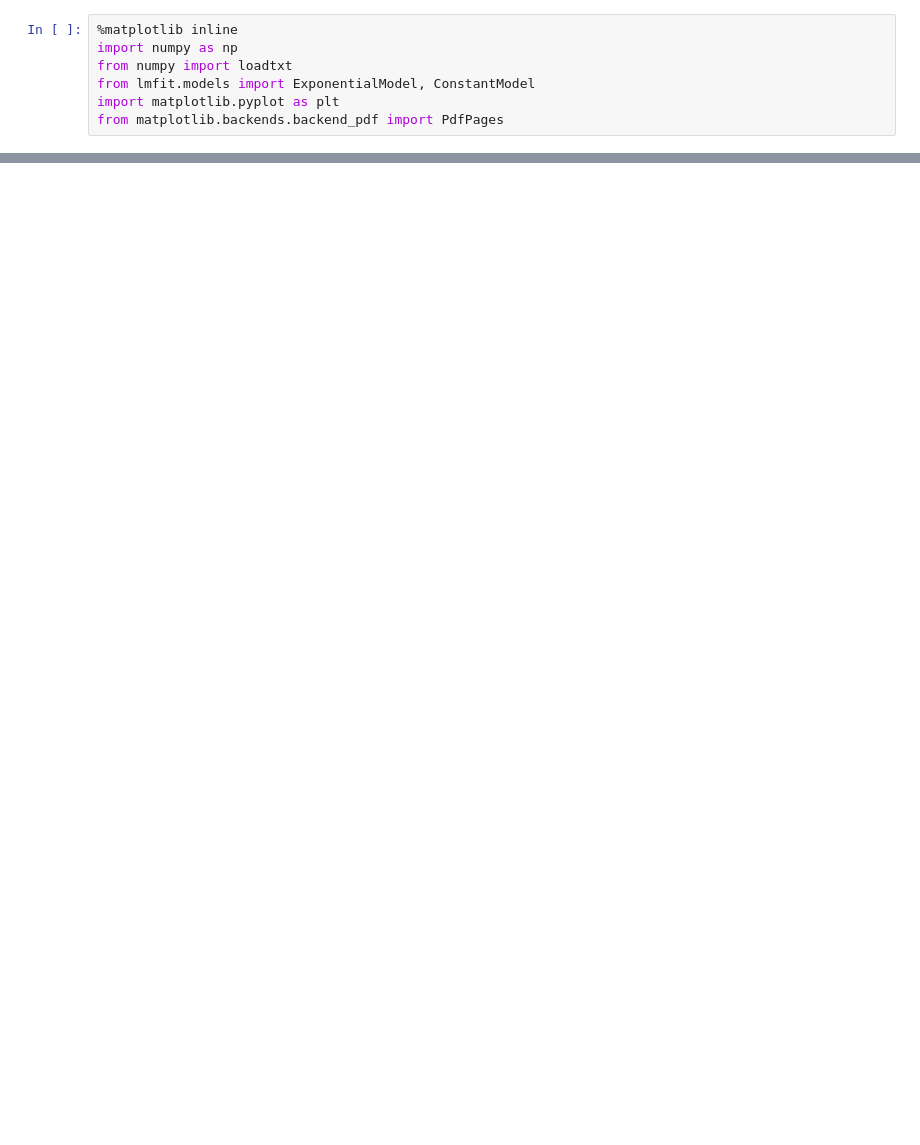
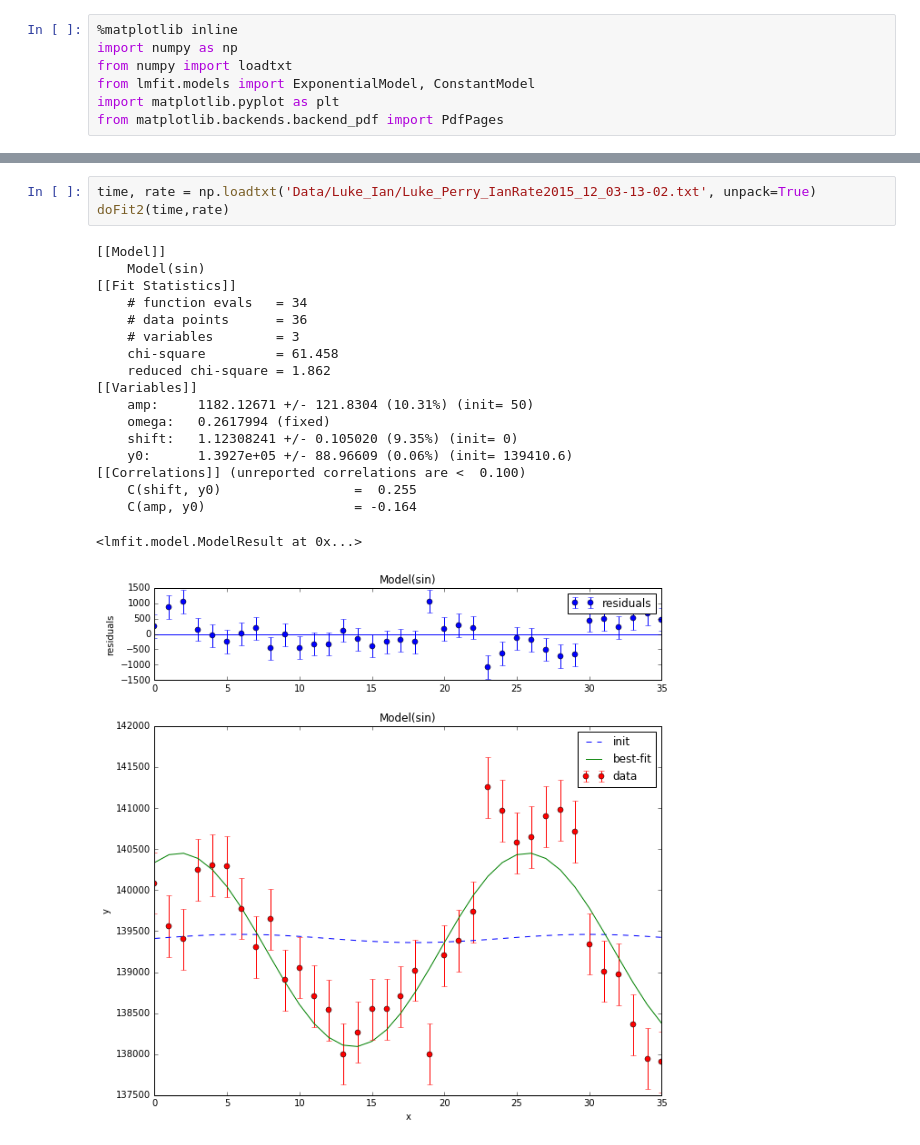
Before and after one commit to ianhi/Phys314, a Jupyter notebook: Muon/Muon_Final_Rate.ipynb, the cells around one changed output, grey strips where cells are left out. Drawn from its saved outputs; the diff is of its cells as text; blank space fills up the shorter version.

```diff
--- a/Muon/Muon_Final_Rate.ipynb
+++ b/Muon/Muon_Final_Rate.ipynb
@@ -105,0 +86,22 @@ plt.show()
+# %%
+time, rate = np.loadtxt('Data/Luke_Ian/Luke_Perry_IanRate2015_12_03-13-02.txt', unpack=True)
+doFit2(time,rate)
+# %% [output]
+[[Model]]
+    Model(sin)
+[[Fit Statistics]]
+    # function evals   = 34
+    # data points      = 36
+    # variables        = 3
+    chi-square         = 61.458
+    reduced chi-square = 1.862
+[[Variables]]
+    amp:     1182.12671 +/- 121.8304 (10.31%) (init= 50)
+    omega:   0.2617994 (fixed)
+    shift:   1.12308241 +/- 0.105020 (9.35%) (init= 0)
+    y0:      1.3927e+05 +/- 88.96609 (0.06%) (init= 139410.6)
+[[Correlations]] (unreported correlations are <  0.100)
+    C(shift, y0)                 =  0.255
+    C(amp, y0)                   = -0.164
+<lmfit.model.ModelResult at 0x...>
+[figure, added]
```
Also changed, not shown: parts of 11 cells of this notebook, 6 other files.
